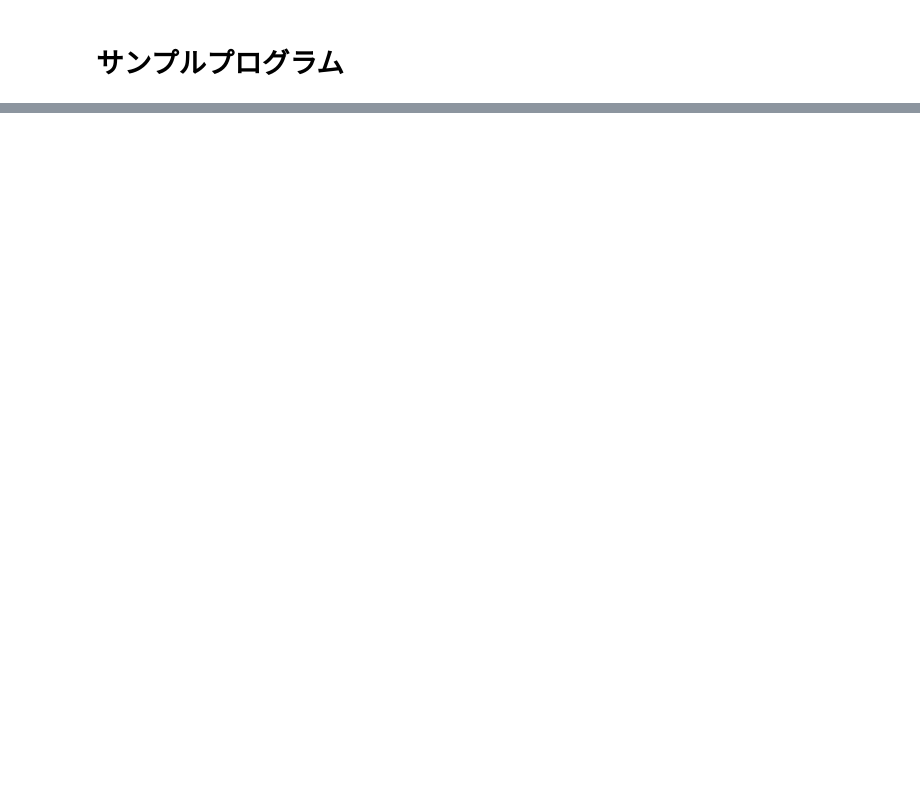
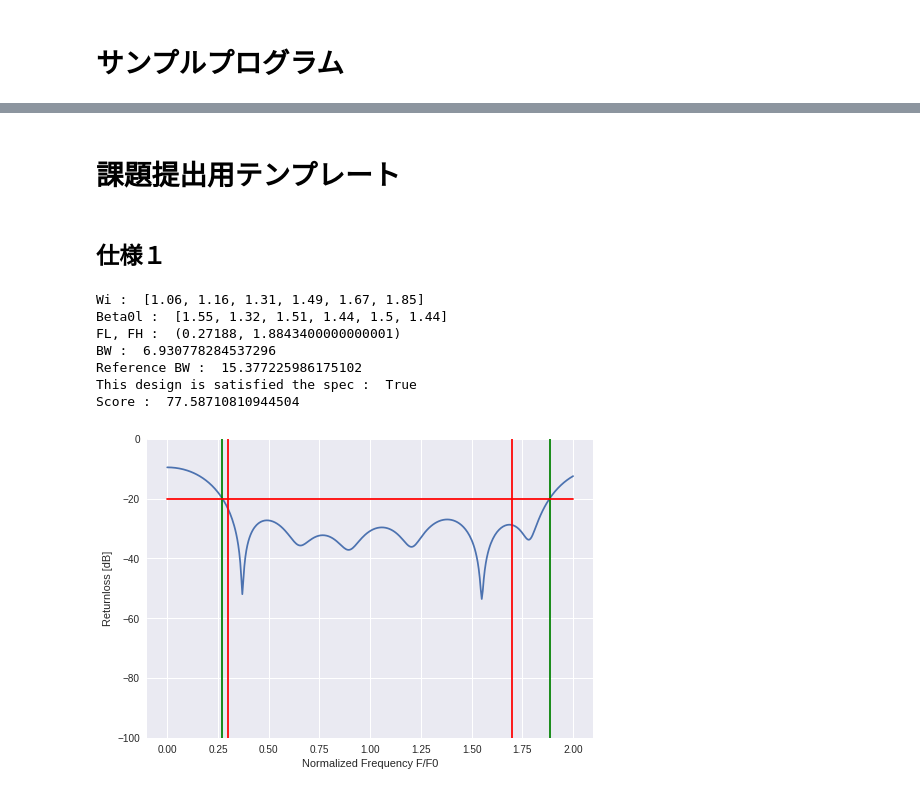
Before and after one commit to h403/EST2018, a Jupyter notebook: EST2018Sample.ipynb, the cells around one changed output, grey strips where cells are left out. Saved outputs shown, nothing was run; the diff lists cells and outputs as text; code cells hidden in the pictures; blank space fills up the shorter version.

Commit message:
コメントの訂正、設計データの提出テンプレートと例外処理の強化を行いました

```diff
--- a/EST2018Sample.ipynb
+++ b/EST2018Sample.ipynb
@@ -166,0 +182,53 @@ tmp = plt.ylabel('Returnloss [dB]')
+# %% [markdown]
+# 課題提出用テンプレート
+# %% [markdown]
+## 仕様１
+# %%
+# 設計データ（ここを編集してください）
+w = [1.06, 1.16, 1.31, 1.49, 1.67, 1.85]
+beta0l = [1.55, 1.32, 1.51, 1.44, 1.50, 1.44]
+
+# 設計仕様
+R = 2. # インピーダンス変成比 RL/Z0
+N_MAX = 6 # 用いる伝送線路の最大段数
+GAMMA_MAX = -20 # 帯域内許容反射損失 [dB] 以下
+BW_MIN = 5.7 # 最小整合帯域幅 FH/FL
+
+## 結果出力部分
+print('Wi : ', w)
+print('Beta0l : ', beta0l)
+try:
+  flfh = calc_flfh(GAMMA_MAX,R,w,beta0l)
+  print('FL, FH : ', flfh)
+  print('BW : ', flfh[1] / flfh[0])
+except IndexError:
+  pass
+print('Reference BW : ', calc_reference_bw(GAMMA_MAX,N,R))
+print('This design is satisfied the spec : ', is_satisfied_spec(GAMMA_MAX,R,w,beta0l,BW_MIN,N_MAX))
+print('Score : ', calc_score(GAMMA_MAX,R,w,beta0l,BW_MIN,N_MAX))
+
+FREQ = np.linspace(0,2,401) # グラフ表示する正規化周波数のリスト F/F0
+plt.plot(FREQ,2*db(calc_gamma_wi(w,beta0l,R,FREQ)))
+try:
+  flfh = calc_flfh(GAMMA_MAX,R,w,beta0l)
+  plt.plot([flfh[0],flfh[0]],[-100,0],'-g')
+  plt.plot([flfh[1],flfh[1]],[-100,0],'-g')
+except IndexError:
+  pass
+fl,fh = bw2flfh(BW_MIN)
+plt.plot([0,2],[GAMMA_MAX,GAMMA_MAX],'-r')
+plt.plot([fl,fl],[-100,0],'-r')
+plt.plot([fh,fh],[-100,0],'-r')
+
+plt.ylim(-100,0)
+plt.xlabel('Normalized Frequency F/F0')
+tmp = plt.ylabel('Returnloss [dB]')
+# %% [output]
+Wi :  [1.06, 1.16, 1.31, 1.49, 1.67, 1.85]
+Beta0l :  [1.55, 1.32, 1.51, 1.44, 1.5, 1.44]
+FL, FH :  (0.27188, 1.8843400000000001)
+BW :  6.930778284537296
+Reference BW :  15.377225986175102
+This design is satisfied the spec :  True
+Score :  77.58710810944504
+[figure, added]
```
Also changed, not shown: parts of 5 cells of this notebook.
